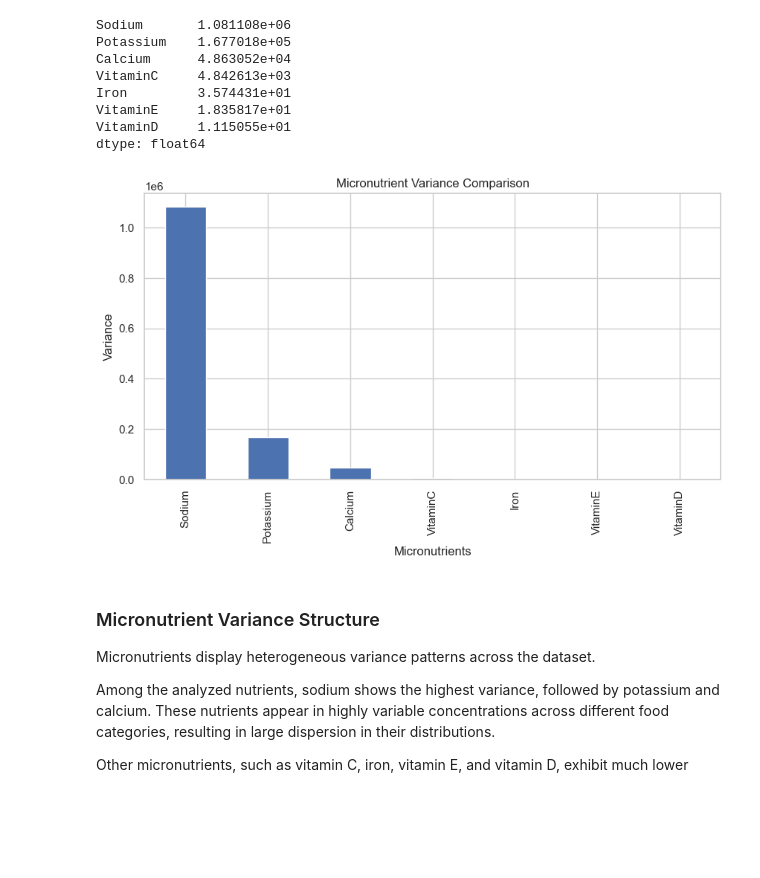
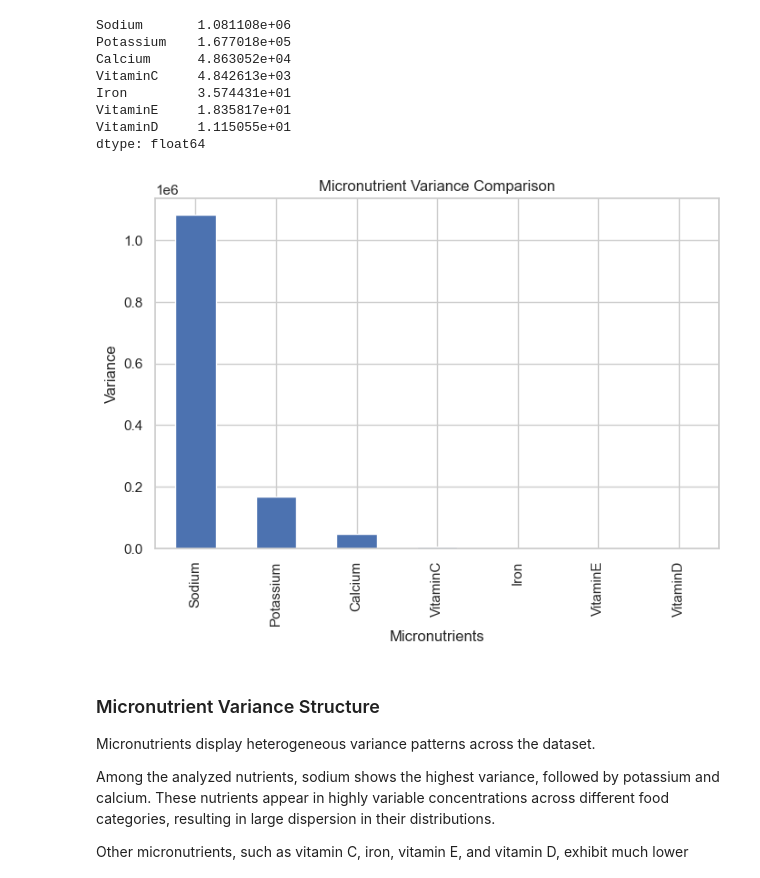
Before and after one commit to lasombra7/macro-density-analysis, a Jupyter notebook: notebooks/macro-density-analysis.ipynb, the cells around one changed output. Drawn from its saved outputs; the diff is of its cells as text; code cells hidden in the pictures; blank space fills up the shorter version.

```diff
--- a/notebooks/macro-density-analysis.ipynb
+++ b/notebooks/macro-density-analysis.ipynb
@@ -471,15 +470,15 @@ VitaminE     1.835817e+01
 VitaminD     1.115055e+01
 dtype: float64
 # %%
-# Visualization nicronutrient variance
-plt.figure(figsize=(10,5))
+# Plot visualization nicronutrient variance
+plt.figure(figsize=(8,5))
 micronutrient_var.sort_values(ascending=False).plot(kind="bar")
 plt.title("Micronutrient Variance Comparison")
 plt.xlabel("Micronutrients")
 plt.ylabel("Variance")
 plt.show()
 # %% [output]
-[figure, old version]
+[figure, new version]
 # %% [markdown]
 ### Micronutrient Variance Structure
 
```
Also changed, not shown: parts of 11 cells of this notebook.
